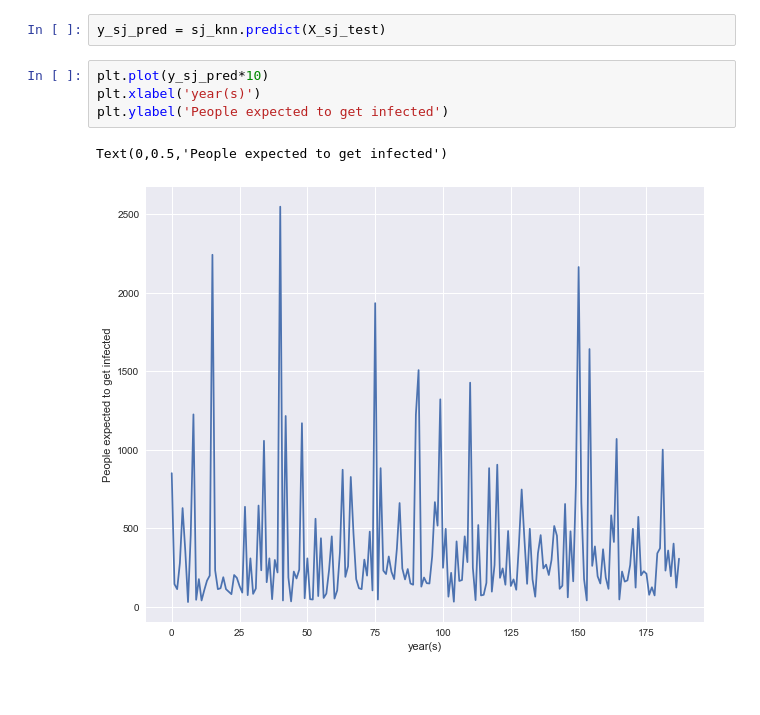
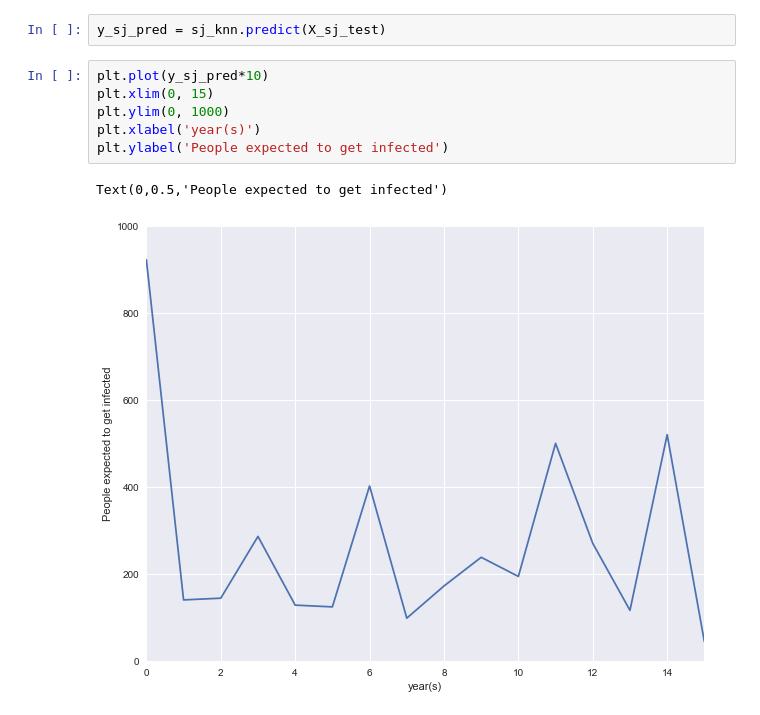
Before and after one commit to kunal98p/Disease-Prediction-using-KNN, a Jupyter notebook: train.ipynb, the cells around one changed output. Saved outputs shown, nothing was run; the diff lists cells and outputs as text; blank space fills up the shorter version.

```diff
--- a/train.ipynb
+++ b/train.ipynb
@@ -142,8 +142,10 @@ KNeighborsRegressor(algorithm='auto', leaf_size=30, metric='minkowski',
 y_sj_pred = sj_knn.predict(X_sj_test)
 # %%
 plt.plot(y_sj_pred*10)
+plt.xlim(0, 15)
+plt.ylim(0, 1000)
 plt.xlabel('year(s)')
 plt.ylabel('People expected to get infected')
 # %% [output]
 Text(0,0.5,'People expected to get infected')
-[figure, old version]
+[figure, new version]
```
